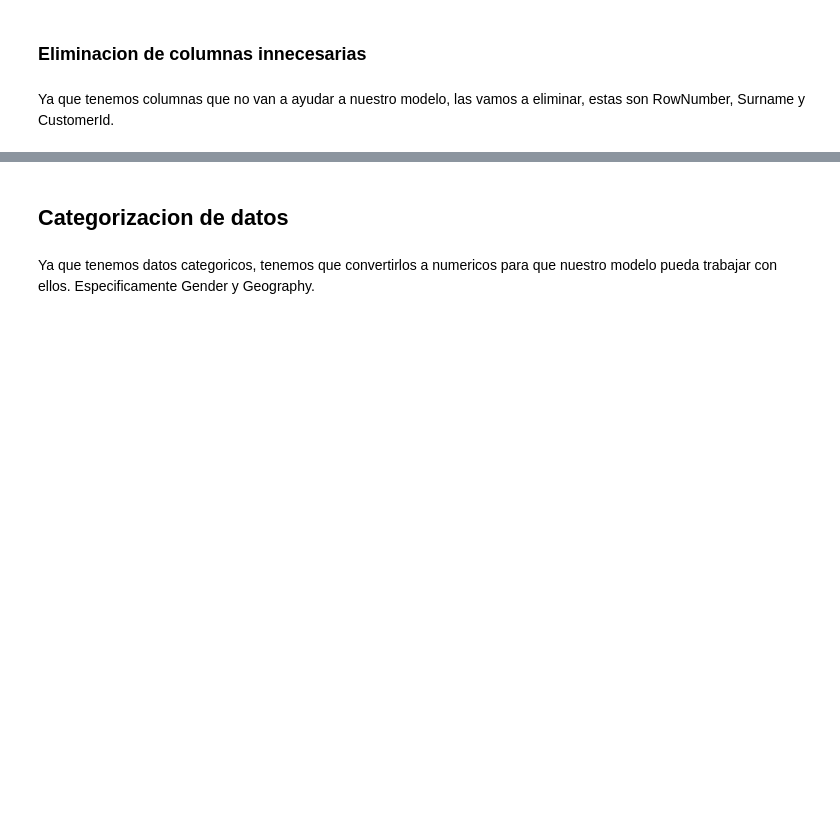
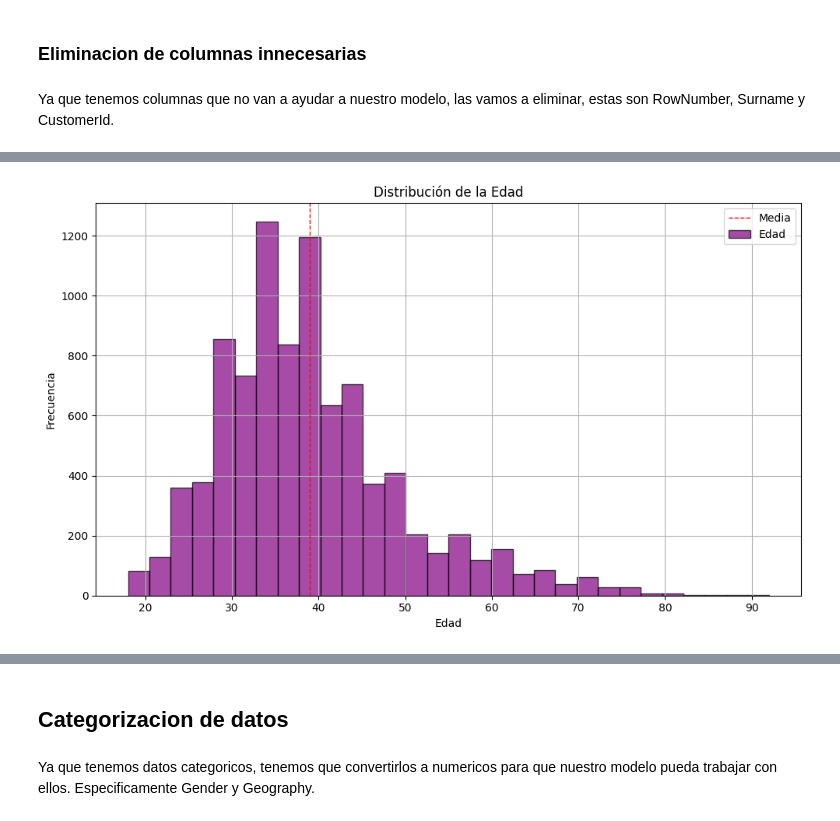
Before and after one commit to robertoolson/Bank_Churn_Prediction, a Jupyter notebook: Bank_Churn_prediction.ipynb, the cells around one changed output, grey strips where cells are left out. Drawn from its saved outputs; the diff is of its cells as text; code cells hidden in the pictures; blank space fills up the shorter version.

```diff
--- a/Bank_Churn_prediction.ipynb
+++ b/Bank_Churn_prediction.ipynb
@@ -136,0 +166,16 @@ df = df.drop(columns=['CustomerId'])
+# %%
+
+# Graficamos la edad de los clientes
+
+plt.figure(figsize=(10, 6))
+plt.hist(df['age'], bins=30, alpha=0.7, color='purple', edgecolor='black')
+plt.title('Distribución de la Edad')
+plt.xlabel('Edad')
+plt.ylabel('Frecuencia')
+plt.grid(True)  # Añadir una cuadrícula para facilitar la lectura
+plt.axvline(df['age'].mean(), color='red', linestyle='dashed', linewidth=1)  # Línea vertical para la media
+plt.legend(['Media', 'Edad'])  # Actualizar la leyenda para incluir la media
+plt.tight_layout()  # Ajustar automáticamente los parámetros de la subtrama
+plt.show()
+# %% [output]
+[figure, added]
```
Also changed, not shown: parts of 93 cells of this notebook.
